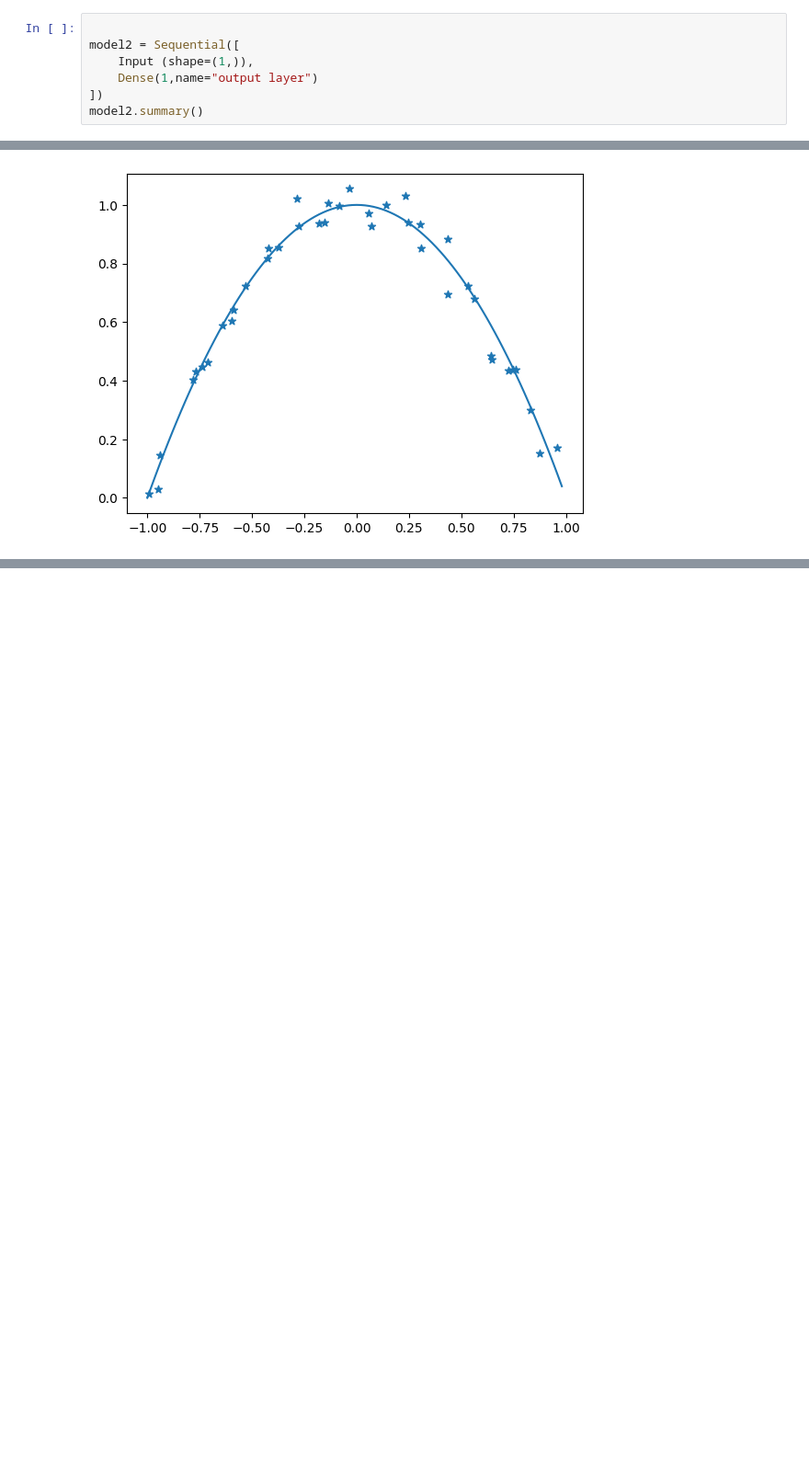
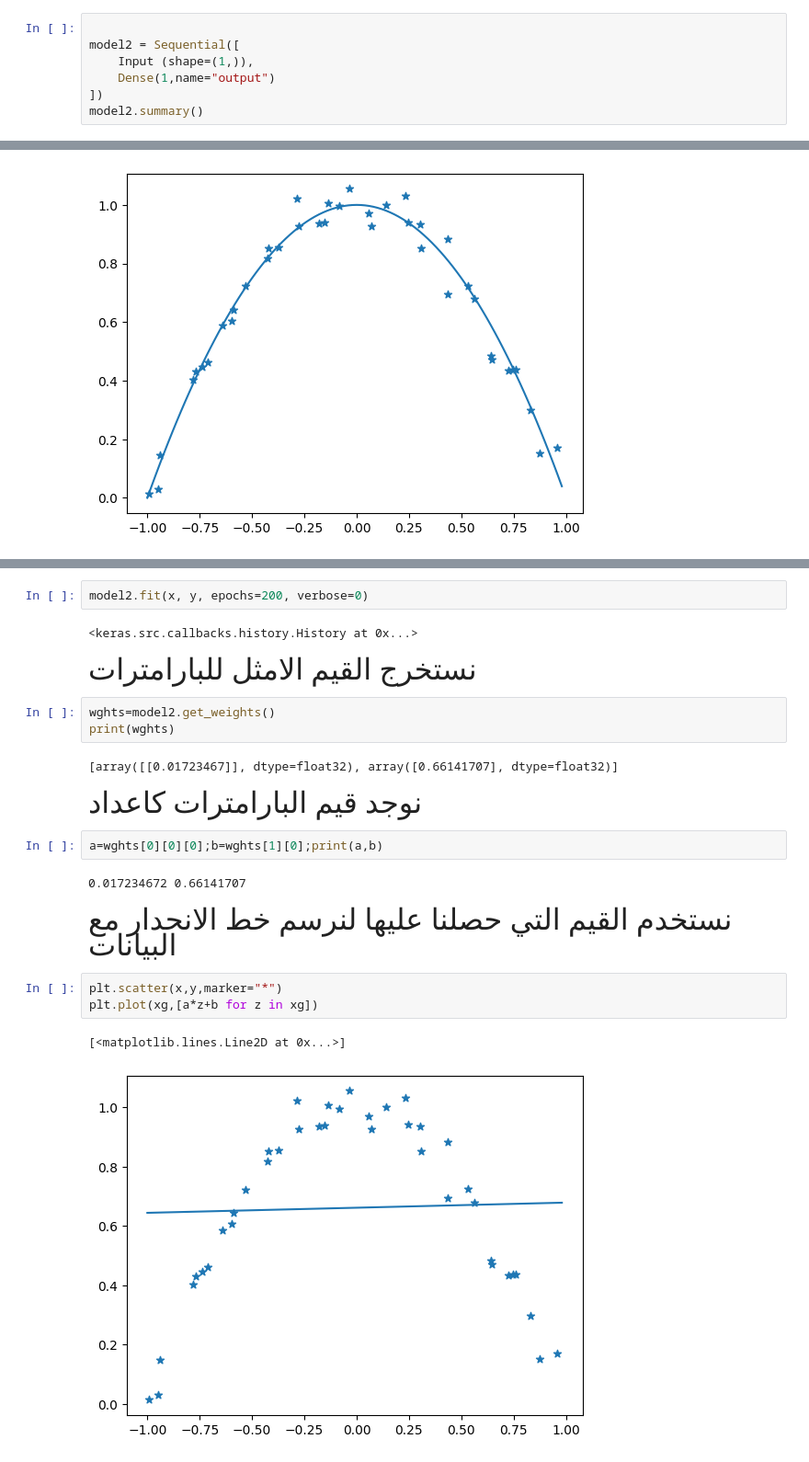
Before and after one commit to Abmhd/IJulia.jl, a Jupyter notebook: example1.ipynb, the cells around one changed output, grey strips where cells are left out. Shown at 92% size. Saved outputs shown, nothing was run; the diff lists cells and outputs as text; blank space fills up the shorter version.

```diff
--- a/example1.ipynb
+++ b/example1.ipynb
@@ -43,7 +43,7 @@ Model: "sequential"
 
 model2 = Sequential([
     Input (shape=(1,)),
-    Dense(1,name="output layer")
+    Dense(1,name="output")
 ])
 model2.summary()
 # %% [output]
@@ -82,0 +87,31 @@ plt.show()
+# %%
+model2.fit(x, y, epochs=200, verbose=0)
+# %% [output]
+<keras.src.callbacks.history.History at 0x...>
+# %% [markdown]
+<font size="6">
+نستخرج القيم الامثل للبارامترات
+<font/>
+# %%
+wghts=model2.get_weights()
+print(wghts)
+# %% [output]
+[array([[0.01723467]], dtype=float32), array([0.66141707], dtype=float32)]
+# %% [markdown]
+<font size="6">
+نوجد قيم البارامترات كاعداد
+<font/>
+# %%
+a=wghts[0][0][0];b=wghts[1][0];print(a,b)
+# %% [output]
+0.017234672 0.66141707
+# %% [markdown]
+<font size="6">
+نستخدم القيم التي حصلنا عليها لنرسم خط الانحدار مع البيانات
+<font/>
+# %%
+plt.scatter(x,y,marker="*")
+plt.plot(xg,[a*z+b for z in xg])
+# %% [output]
+[<matplotlib.lines.Line2D at 0x...>]
+[figure, added]
```
Also changed, not shown: parts of 2 cells of this notebook.
